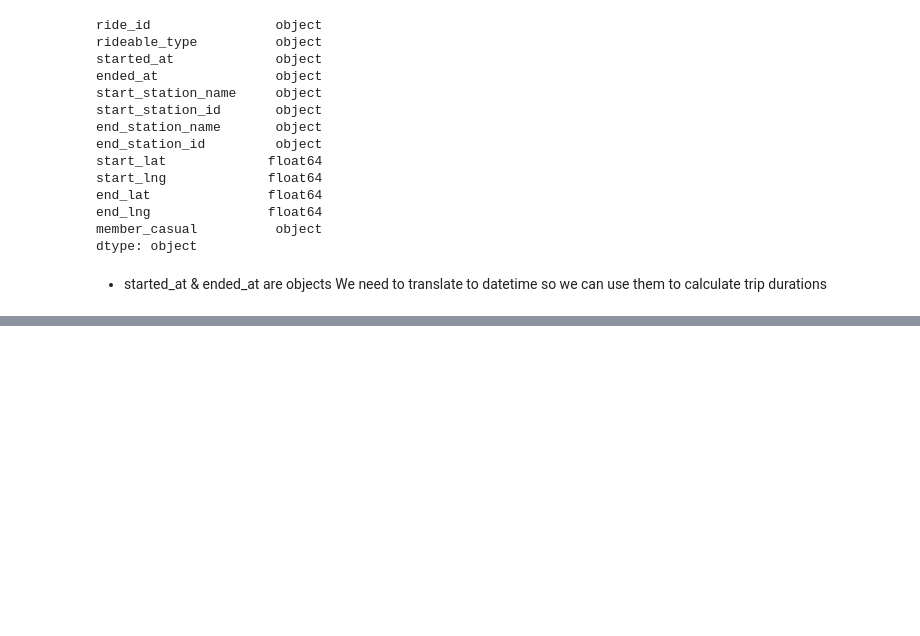
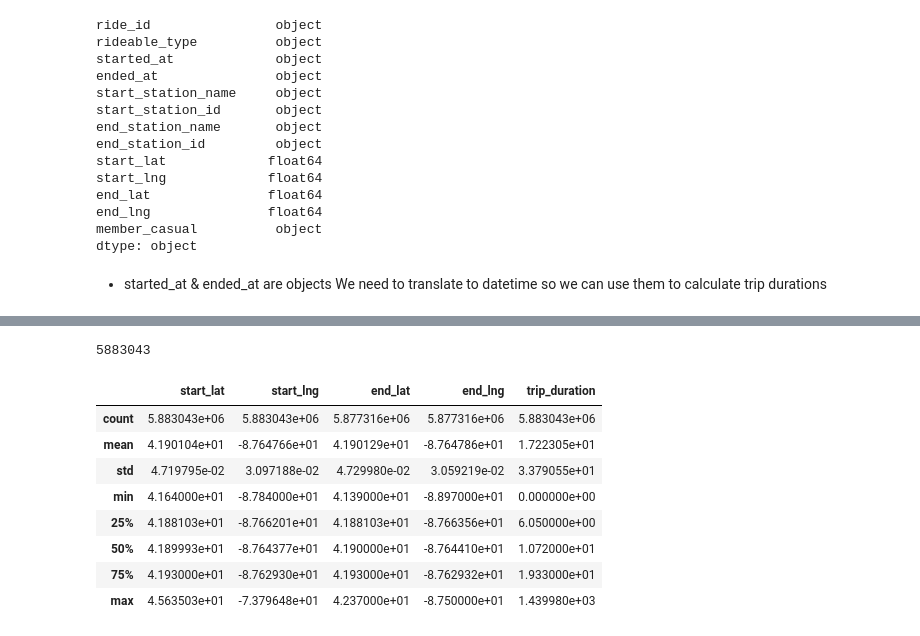
Before and after one commit to devhmac/Chicago_Bike_share_analysis, a Jupyter notebook: chicago_bike_share_analysis.ipynb, the cells around one changed output, grey strips where cells are left out. Drawn from its saved outputs; the diff is of its cells as text; code cells hidden in the pictures; blank space fills up the shorter version.

```diff
--- a/chicago_bike_share_analysis.ipynb
+++ b/chicago_bike_share_analysis.ipynb
@@ -89,0 +102,16 @@ KernelInterrupted: Execution interrupted by the Jupyter kernel.
+# %%
+len(full_cycle_data)
+# %% [output]
+5883043
+# %%
+full_cycle_data.describe()
+# %% [output]
+|  | start_lat | start_lng | end_lat | end_lng | trip_duration |
+| count | 5.883043e+06 | 5.883043e+06 | 5.877316e+06 | 5.877316e+06 | 5.883043e+06 |
+| mean | 4.190104e+01 | -8.764766e+01 | 4.190129e+01 | -8.764786e+01 | 1.722305e+01 |
+| std | 4.719795e-02 | 3.097188e-02 | 4.729980e-02 | 3.059219e-02 | 3.379055e+01 |
+| min | 4.164000e+01 | -8.784000e+01 | 4.139000e+01 | -8.897000e+01 | 0.000000e+00 |
+| 25% | 4.188103e+01 | -8.766201e+01 | 4.188103e+01 | -8.766356e+01 | 6.050000e+00 |
+| 50% | 4.189993e+01 | -8.764377e+01 | 4.190000e+01 | -8.764410e+01 | 1.072000e+01 |
+| 75% | 4.193000e+01 | -8.762930e+01 | 4.193000e+01 | -8.762932e+01 | 1.933000e+01 |
+| max | 4.563503e+01 | -7.379648e+01 | 4.237000e+01 | -8.750000e+01 | 1.439980e+03 |
```
Also changed, not shown: parts of 11 cells of this notebook.
